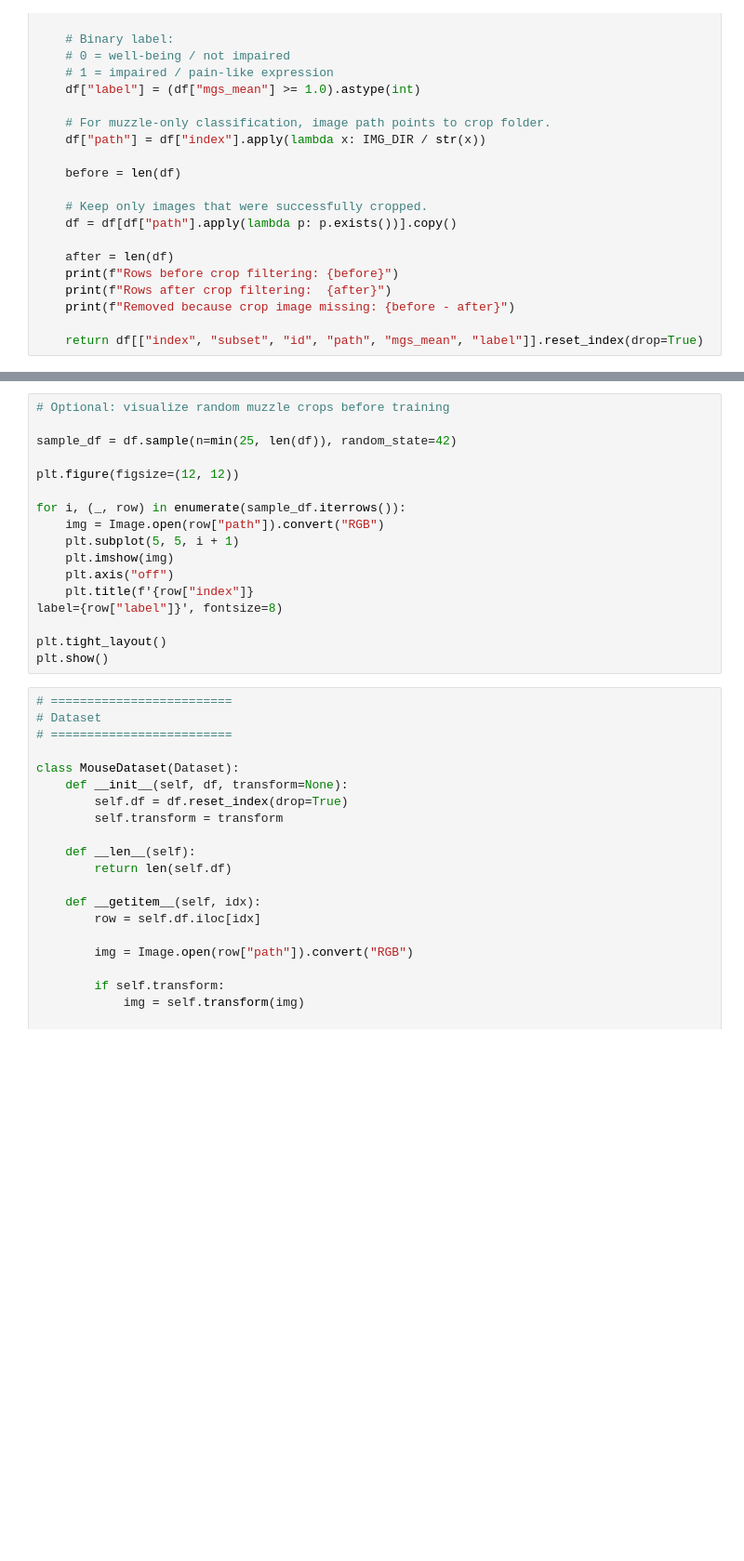
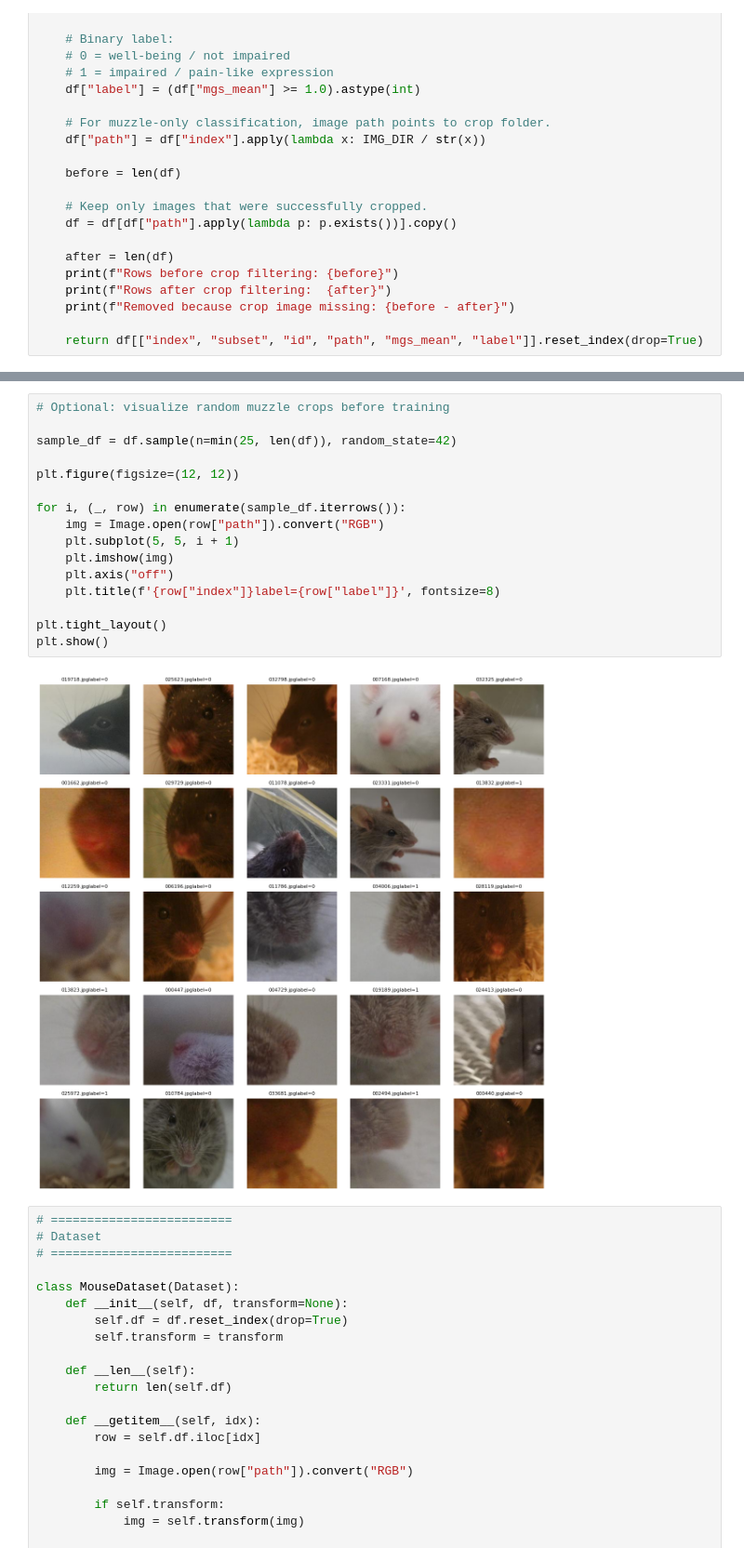
Before and after one commit to qingyun-tuberlin/Computer_Vision, a Jupyter notebook: 02_muzzle_classification.ipynb, the cells around one changed output, grey strips where cells are left out. Shown at 93% size. Drawn from its saved outputs; the diff is of its cells as text; blank space fills up the shorter version.

```diff
--- a/02_muzzle_classification.ipynb
+++ b/02_muzzle_classification.ipynb
@@ -113,20 +141,21 @@ df.head()
 # %%
 # Optional: visualize random muzzle crops before training
 
 sample_df = df.sample(n=min(25, len(df)), random_state=42)
 
 plt.figure(figsize=(12, 12))
 
 for i, (_, row) in enumerate(sample_df.iterrows()):
     img = Image.open(row["path"]).convert("RGB")
     plt.subplot(5, 5, i + 1)
     plt.imshow(img)
     plt.axis("off")
-    plt.title(f'{row["index"]}
-label={row["label"]}', fontsize=8)
+    plt.title(f'{row["index"]}label={row["label"]}', fontsize=8)
 
 plt.tight_layout()
 plt.show()
+# %% [output]
+[figure, added]
 # %%
 # =========================
 # Dataset
```
Also changed, not shown: parts of 7 cells of this notebook, 2 other files.
